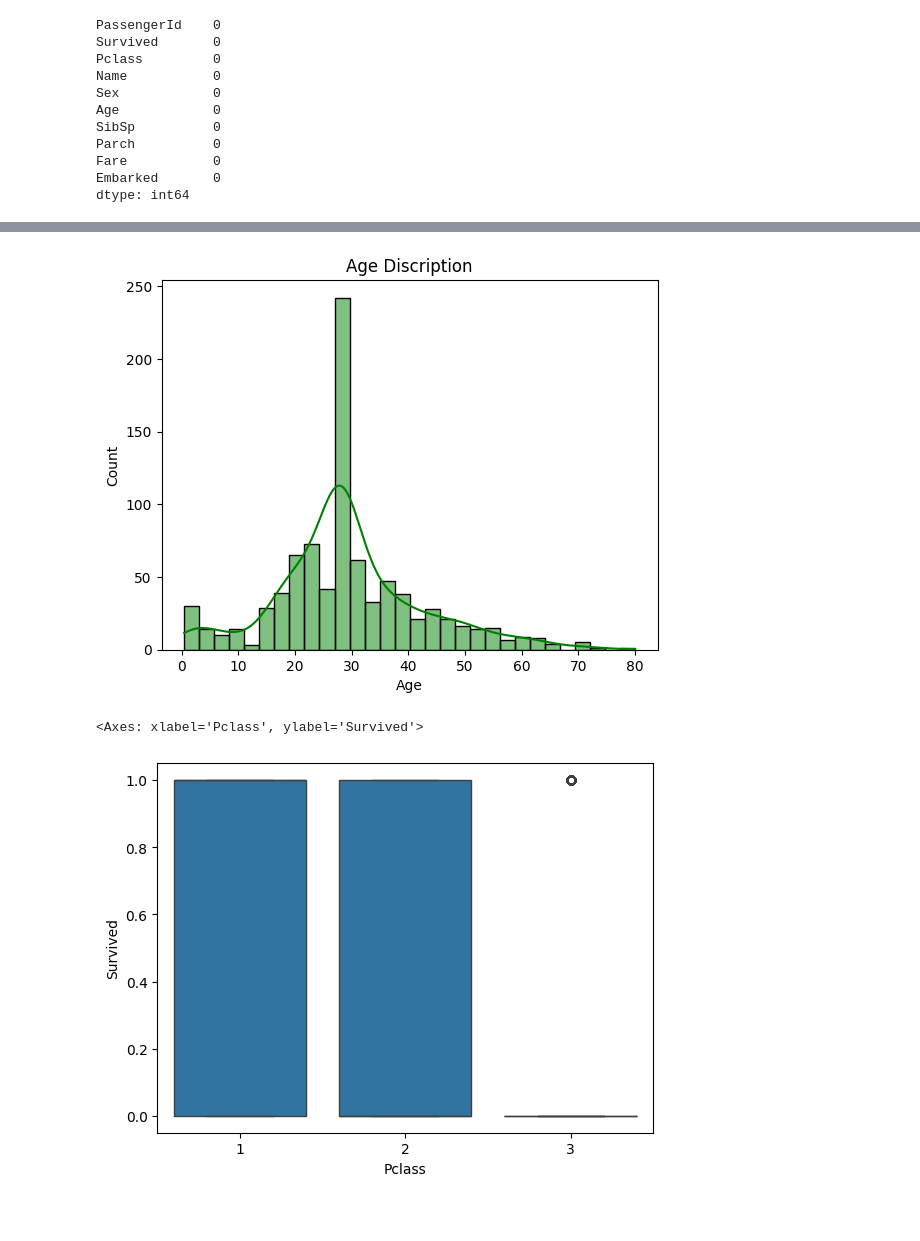
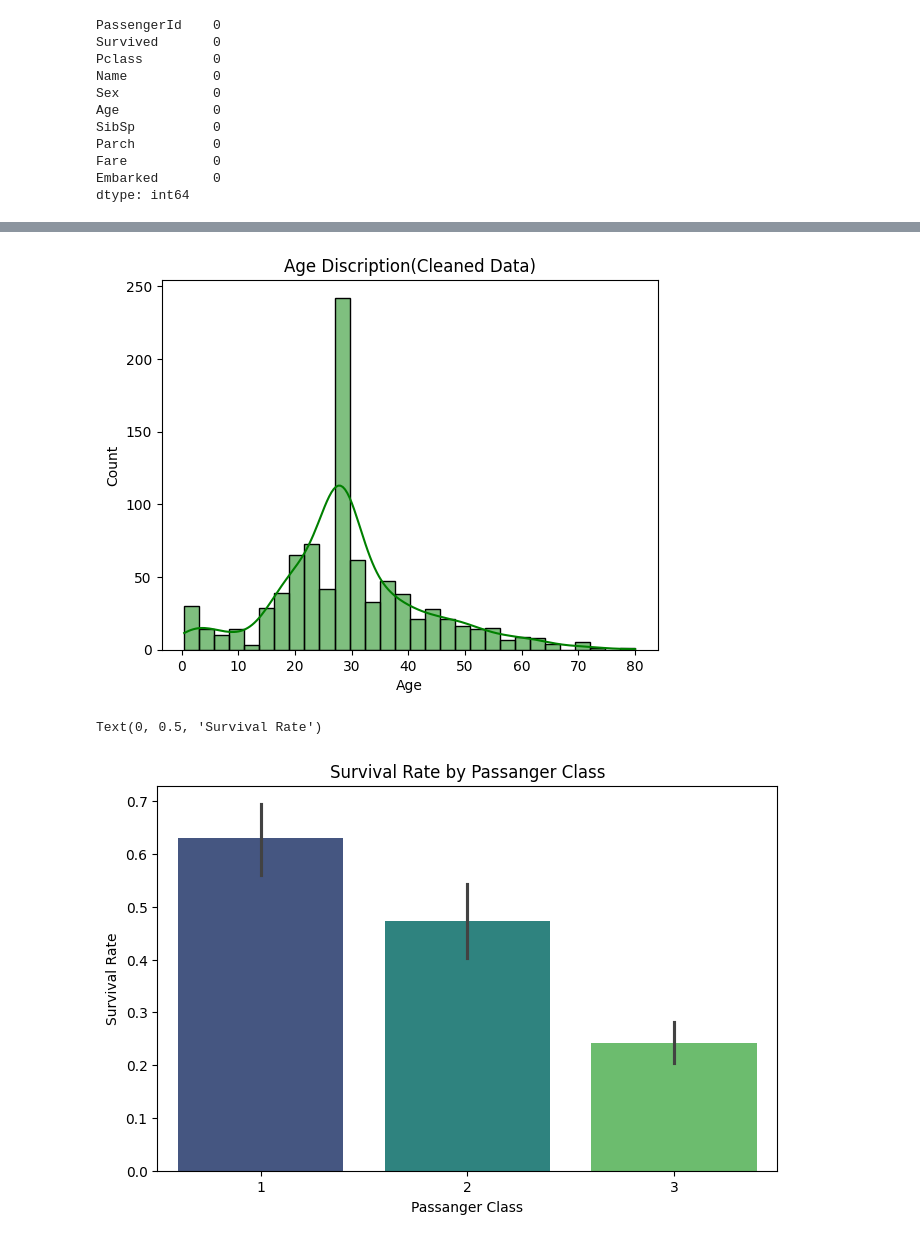
Before and after one commit to lucy-kevin/Titanic-Analysis, a Jupyter notebook: main.ipynb, the cells around one changed output, grey strips where cells are left out. Saved outputs shown, nothing was run; the diff lists cells and outputs as text; code cells hidden in the pictures; blank space fills up the shorter version.

Commit message:
Update on the last barplot

```diff
--- a/main.ipynb
+++ b/main.ipynb
@@ -348,13 +348,16 @@ Text(0.5, 1.0, "Passanges' Sex")
 # %%
 plt.Figure(figsize= (10,8))
 sns.histplot(df_cleaned['Age'],kde = True, bins=30, color='green')
-plt.title('Age Discription')
+plt.title('Age Discription(Cleaned Data)')
 plt.show()
 # %% [output]
-[figure, old version]
+[figure, new version]
 # %%
-plt.Figure(figsize=(8,5))
-sns.boxplot(x = 'Pclass', y = 'Survived', data = df_cleaned)
+plt.figure(figsize=(8,5))
+sns.barplot(x = "Pclass", y = "Survived", data = df_cleaned, palette= 'viridis')
+plt.title('Survival Rate by Passanger Class')
+plt.xlabel('Passanger Class')
+plt.ylabel('Survival Rate')
 # %% [output]
-<Axes: xlabel='Pclass', ylabel='Survived'>
+Text(0, 0.5, 'Survival Rate')
-[figure, old version]
+[figure, new version]
```
Also changed, not shown: parts of 2 cells of this notebook.
